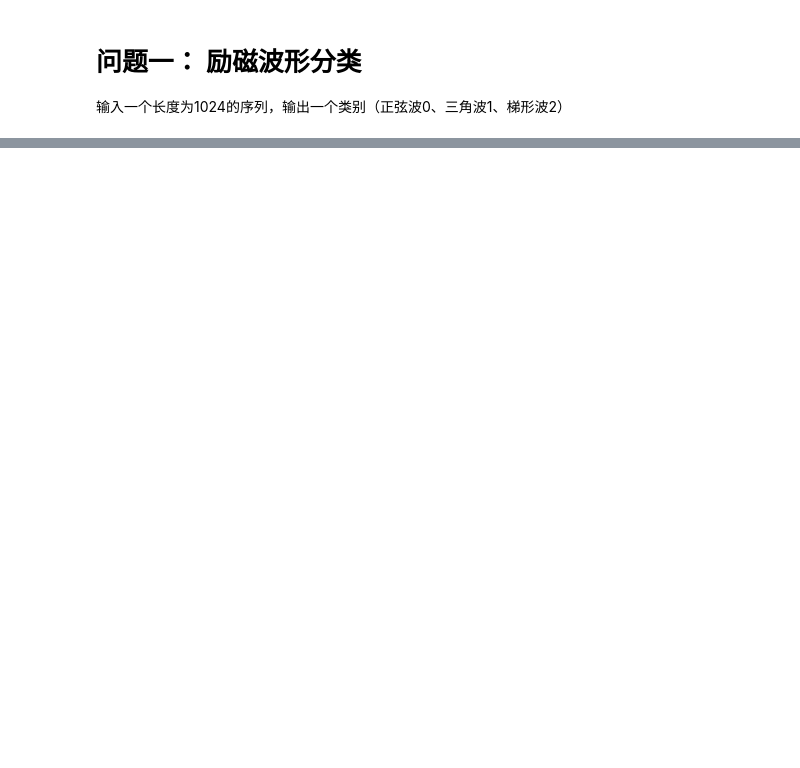
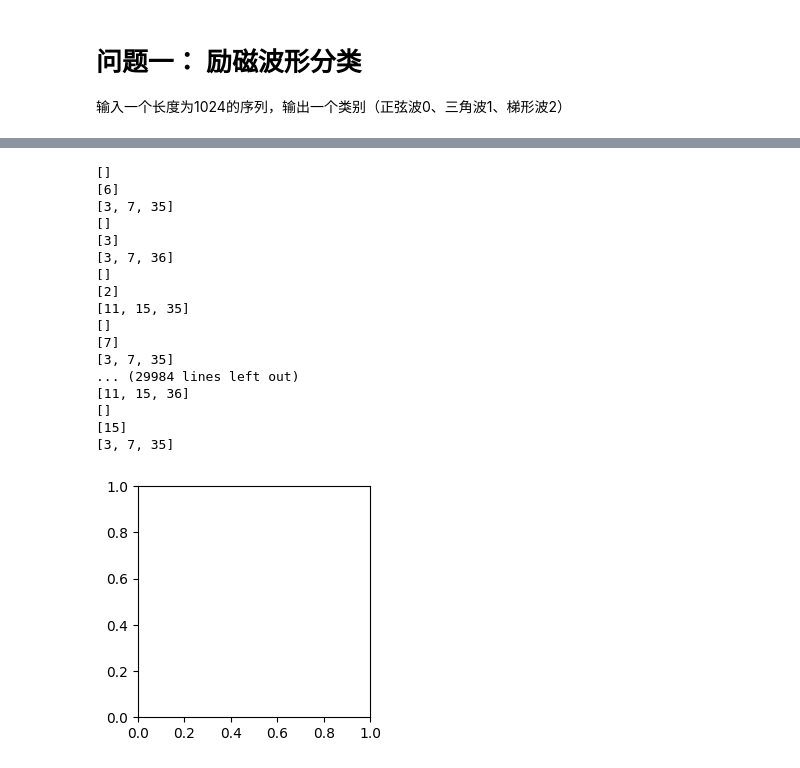
Before and after one commit to DURUII/Contest-CPMCM2024-C, a Jupyter notebook: Prob1.ipynb, the cells around one changed output, grey strips where cells are left out. Drawn from its saved outputs; the diff is of its cells as text; code cells hidden in the pictures; blank space fills up the shorter version.

```diff
--- a/Prob1.ipynb
+++ b/Prob1.ipynb
@@ -111,0 +121,46 @@ df_sample
+# %%
+fig, ax = plt.subplots(1, 1, figsize=(3, 3))
+for _ in tqdm(range(10_000)):
+    sstep, eeps = 25, 0.05
+    sequence = df[df['type_waveform'] == '正弦波'].sample(1)['flux_density'].values[0]
+    assert break_counter(sequence, step=sstep, eps=eeps) == 0
+
+    record = df[df['type_waveform'] == '三角波'].sample(1)
+    sequence = record.iloc[0, -1]
+    break_count = break_counter(sequence, step=sstep, eps=eeps)
+    if break_count not in [1, 2]:
+        print(break_count, record)
+        ax.scatter(xs, sequence, s=0.5)
+        ax.scatter(xs[::step][:-1], first_derivative, s=4)
+        plt.show()
+        break
+
+    record = df[df['type_waveform'] == '梯形波'].sample(1)
+    sequence = record.iloc[0, -1]
+    break_count = break_counter(sequence, step=sstep, eps=eeps)
+    if break_count not in [3, 4]:
+        print(break_count, record)
+        ax.scatter(xs, sequence, s=0.5)
+        ax.scatter(xs[::step][:-1], first_derivative, s=4)
+        plt.show()
+        break
+plt.show()
+# %% [output]
+[]
+[6]
+[3, 7, 35]
+[]
+[3]
+[3, 7, 36]
+[]
+[2]
+[11, 15, 35]
+[]
+[7]
+[3, 7, 35]
+... (29984 lines left out)
+[11, 15, 36]
+[]
+[15]
+[3, 7, 35]
+[figure, added]
```
Also changed, not shown: parts of 25 cells of this notebook.
